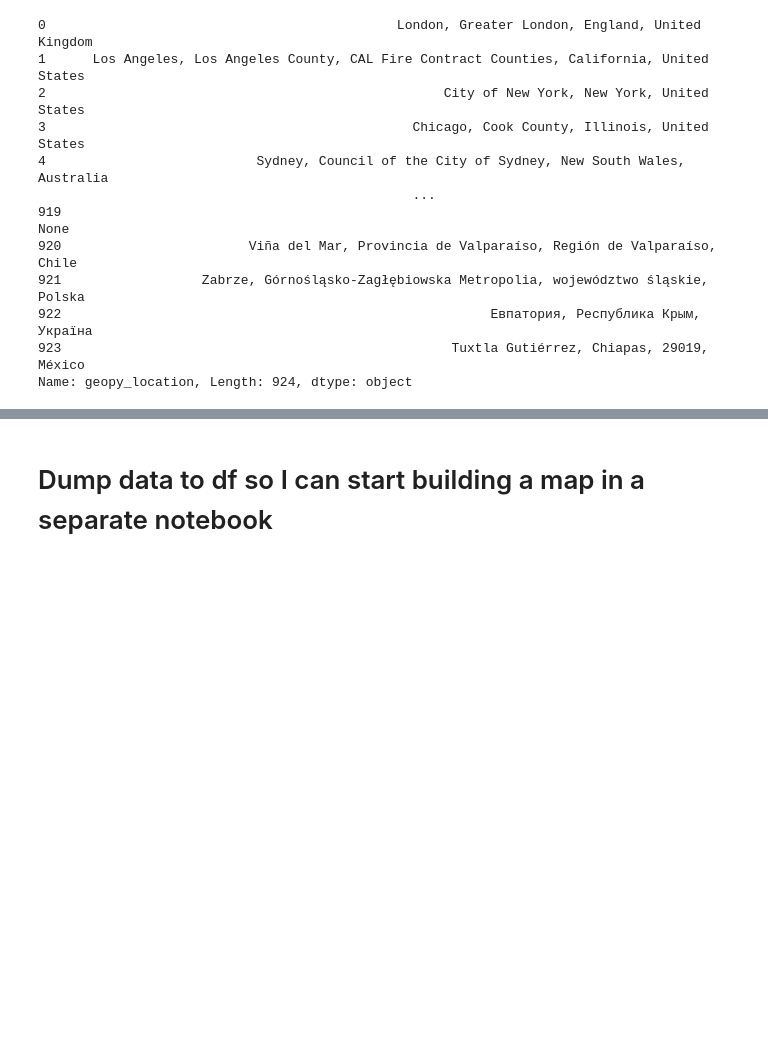
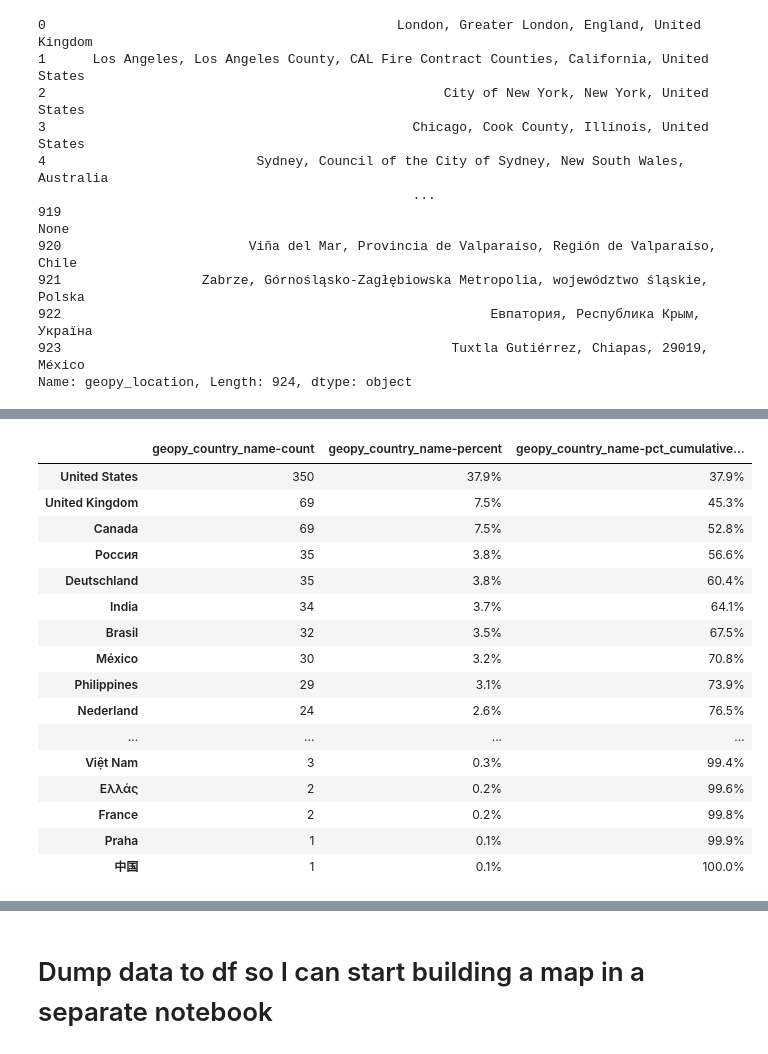
Before and after one commit to nazanin-zinouri/subclu, a Jupyter notebook: notebooks/city_local/djb_01.01-get_lat_and_long_for_target_cities_mvp.ipynb, the cells around one changed output, grey strips where cells are left out. Saved outputs shown, nothing was run; the diff lists cells and outputs as text; code cells hidden in the pictures; blank space fills up the shorter version.

```diff
--- a/notebooks/city_local/djb_01.01-get_lat_and_long_for_target_cities_mvp.ipynb
+++ b/notebooks/city_local/djb_01.01-get_lat_and_long_for_target_cities_mvp.ipynb
@@ -494,0 +541,7 @@ Name: geopy_location, Length: 924, dtype: object
+# %%
+%%time
+# 1st get the plain name from the existing data, even if it's in non-English text
+
+df_city_and_loc['geopy_country_name'] = (
+    df_city_and_loc['geopy_location'].apply(lambda loc: loc.raw['display_name'].split(',')[-1].strip() if loc else None)
+)
@@ -494,0 +551,20 @@ Name: geopy_location, Length: 924, dtype: object
+# %%
+value_counts_and_pcts(df_city_and_loc['geopy_country_name'], top_n=None)
+# %% [output]
+|  | geopy_country_name-count | geopy_country_name-percent | geopy_country_name-pct_cumulative... |
+| United States | 350 | 37.9% | 37.9% |
+| United Kingdom | 69 | 7.5% | 45.3% |
+| Canada | 69 | 7.5% | 52.8% |
+| Россия | 35 | 3.8% | 56.6% |
+| Deutschland | 35 | 3.8% | 60.4% |
+| India | 34 | 3.7% | 64.1% |
+| Brasil | 32 | 3.5% | 67.5% |
+| México | 30 | 3.2% | 70.8% |
+| Philippines | 29 | 3.1% | 73.9% |
+| Nederland | 24 | 2.6% | 76.5% |
+| ... | ... | ... | ... |
+| Việt Nam | 3 | 0.3% | 99.4% |
+| Ελλάς | 2 | 0.2% | 99.6% |
+| France | 2 | 0.2% | 99.8% |
+| Praha | 1 | 0.1% | 99.9% |
+| 中国 | 1 | 0.1% | 100.0% |
```
Also changed, not shown: parts of 29 cells of this notebook, 2 other files.
